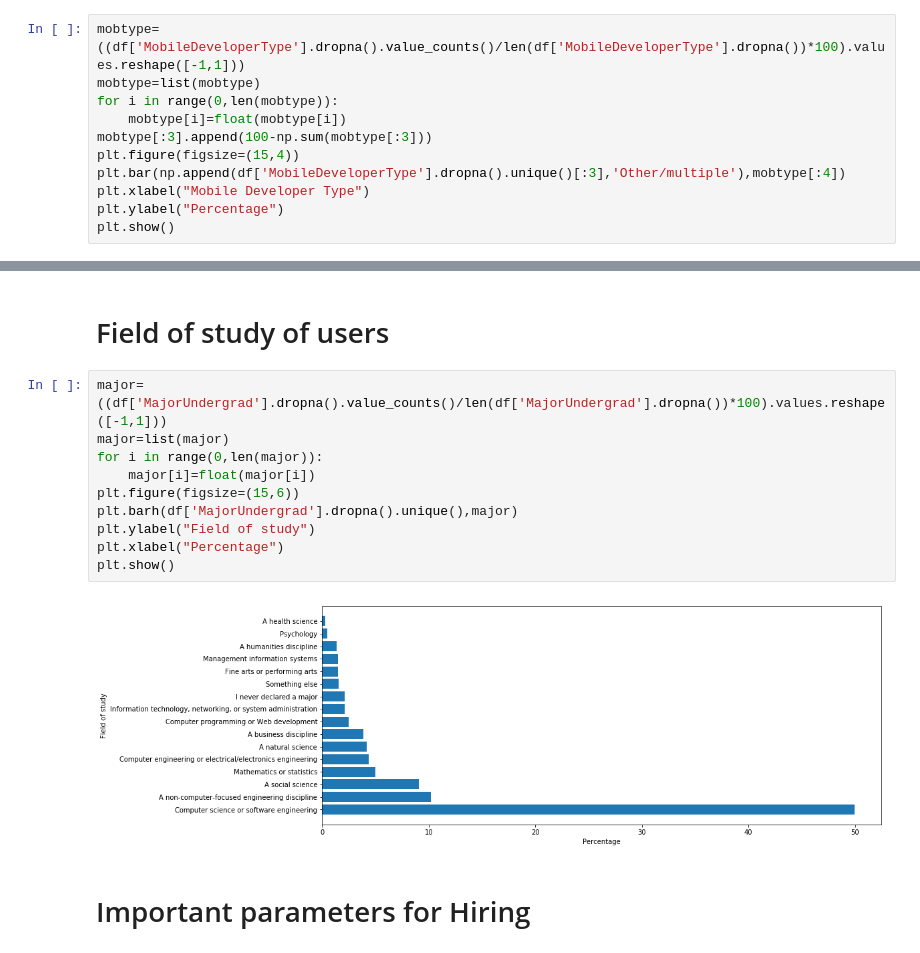
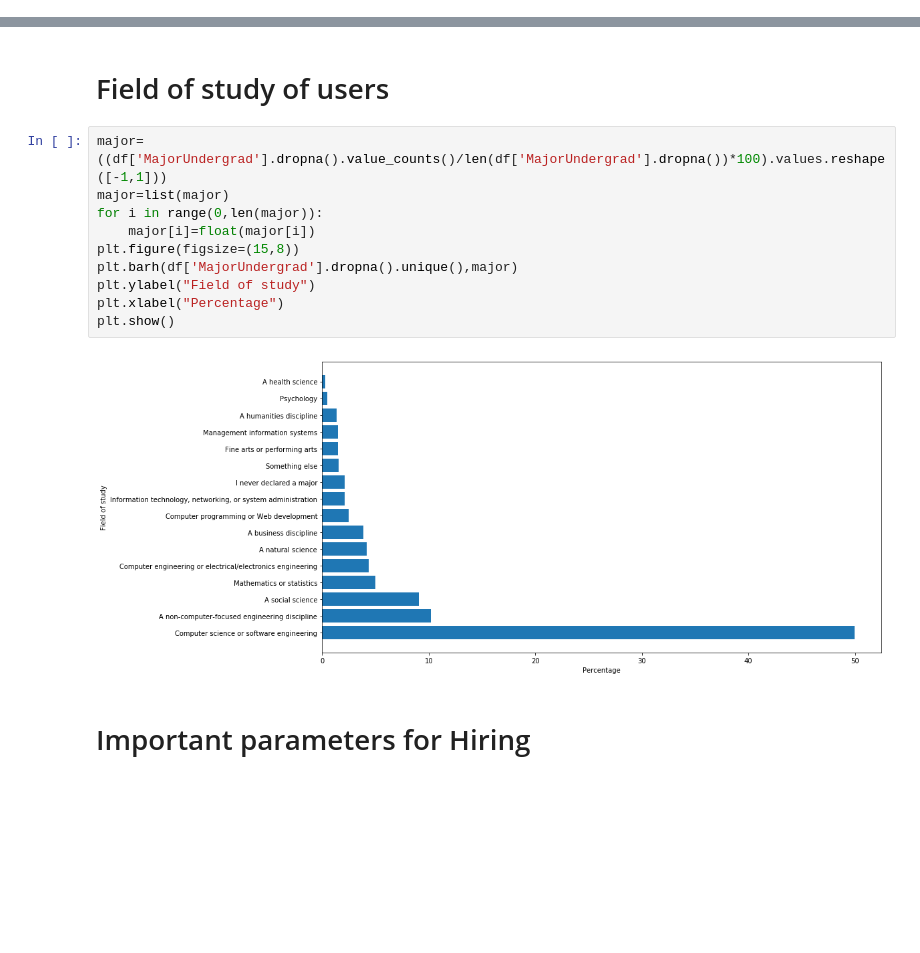
Before and after one commit to vneogi199/Stackoverflow-Developer-Survey-Results-2017-Analysis, a Jupyter notebook: Stackoverflow Developer Survey Results 2017 Analysis.ipynb, the cells around one changed output, grey strips where cells are left out. Drawn from its saved outputs; the diff is of its cells as text; blank space fills up the shorter version.

```diff
--- a/Stackoverflow Developer Survey Results 2017 Analysis.ipynb
+++ b/Stackoverflow Developer Survey Results 2017 Analysis.ipynb
@@ -95,11 +94,0 @@ plt.show()
-# %%
-mobtype=((df['MobileDeveloperType'].dropna().value_counts()/len(df['MobileDeveloperType'].dropna())*100).values.reshape([-1,1]))
-mobtype=list(mobtype)
-for i in range(0,len(mobtype)):
-    mobtype[i]=float(mobtype[i])
-mobtype[:3].append(100-np.sum(mobtype[:3]))
-plt.figure(figsize=(15,4))
-plt.bar(np.append(df['MobileDeveloperType'].dropna().unique()[:3],'Other/multiple'),mobtype[:4])
-plt.xlabel("Mobile Developer Type")
-plt.ylabel("Percentage")
-plt.show()
@@ -166,15 +166,15 @@ plt.show()
 # %%
 major=((df['MajorUndergrad'].dropna().value_counts()/len(df['MajorUndergrad'].dropna())*100).values.reshape([-1,1]))
 major=list(major)
 for i in range(0,len(major)):
     major[i]=float(major[i])
-plt.figure(figsize=(15,6))
+plt.figure(figsize=(15,8))
 plt.barh(df['MajorUndergrad'].dropna().unique(),major)
 plt.ylabel("Field of study")
 plt.xlabel("Percentage")
 plt.show()
 # %% [output]
-[figure, old version]
+[figure, new version]
 # %% [markdown]
 # Important parameters for Hiring
 # %%
```
Also changed, not shown: parts of 29 cells of this notebook, 2 other files.
